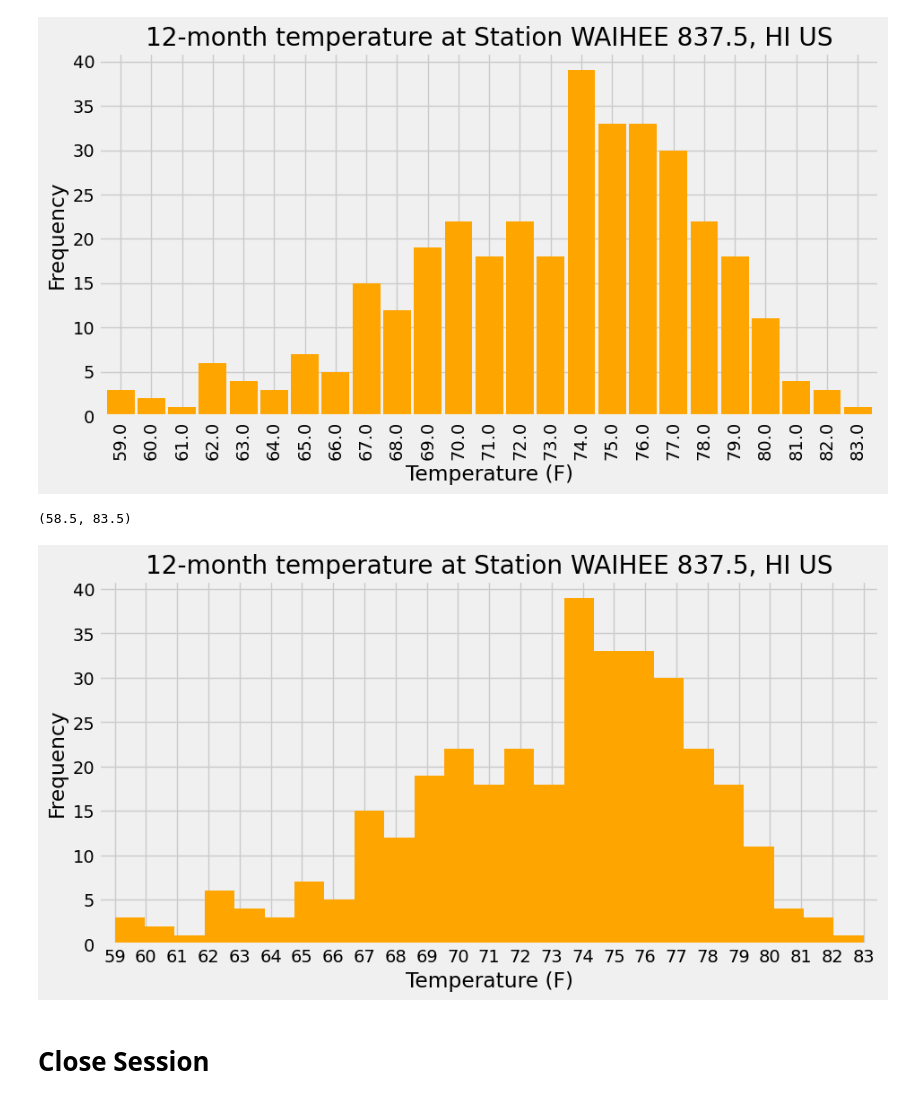
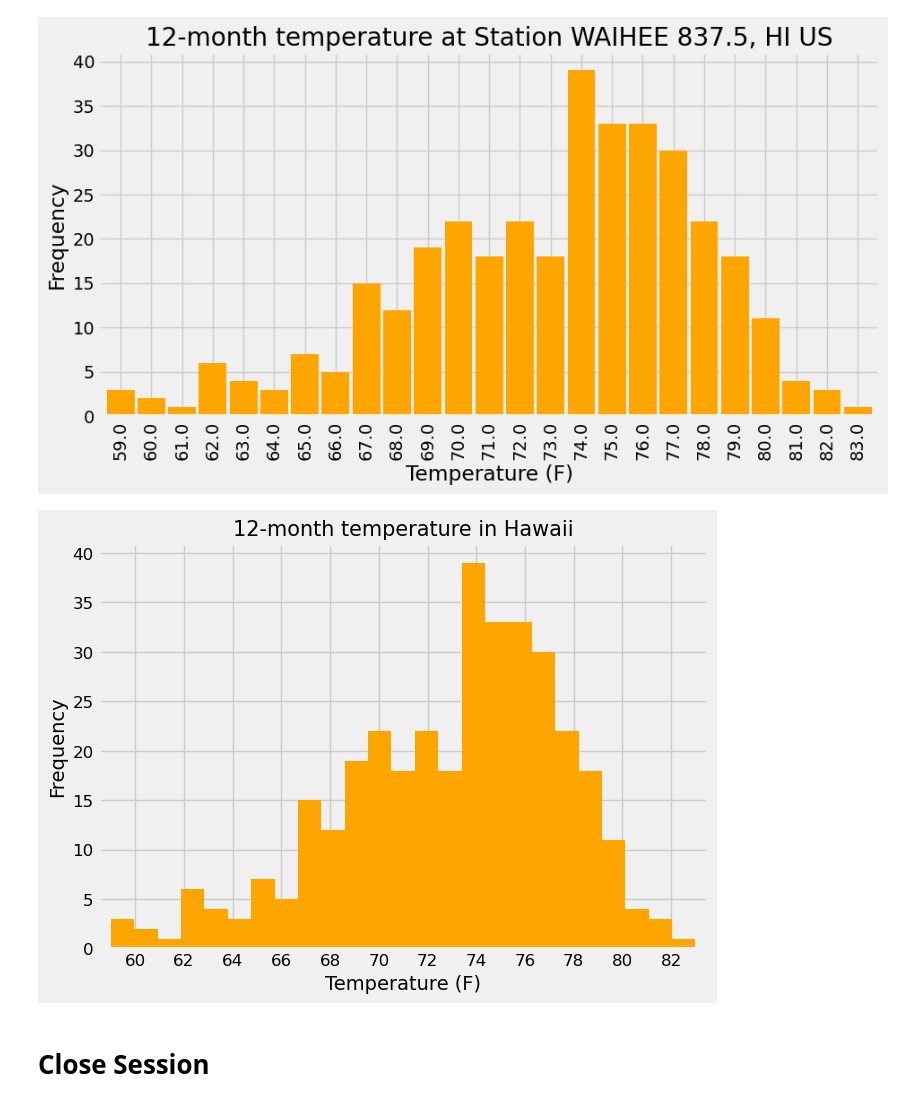
Before and after one commit to kendraliu/SQL-Alchemy-challenge, a Jupyter notebook: climate.ipynb, the cells around one changed output. Cells and saved outputs as stored; diff of their text form; code cells hidden in the pictures.

```diff
--- a/climate.ipynb
+++ b/climate.ipynb
@@ -281,14 +282,16 @@ topStationTempFqPlot.legend().set_visible(False)
 # %% [output]
 [figure]
 # %%
-topStationTempPlot = topStationTemp.plot(kind="hist", bins=25, title="12-month temperature at Station WAIHEE 837.5, HI US", figsize=(10,5), color="orange")
-topStationTempPlot.locator_params(axis='x', nbins=25)
+topStationTempPlot = topStationTemp.plot(kind="hist", bins=25, figsize=(7,5), color="orange")
+topStationTempPlot.locator_params(axis='x', nbins=15)
 topStationTempPlot.legend().set_visible(False)
-topStationTempPlot.set_xlabel("Temperature (F)")
+topStationTempPlot.set_xlabel("Temperature (F)", size=14)
+topStationTempPlot.set_ylabel("Frequency", size=14)
 topStationTempPlot.set_xlim(58.5,83.5)
+topStationTempPlot.set_title("12-month temperature in Hawaii", size=15)
+topStationTempPlot.tick_params(axis='both', labelsize=12)
 # %% [output]
-(58.5, 83.5)
-[figure, old version]
+[figure, new version]
 # %% [markdown]
 # Close Session
 # %%
```
Also changed, not shown: parts of 1 cell of this notebook.
